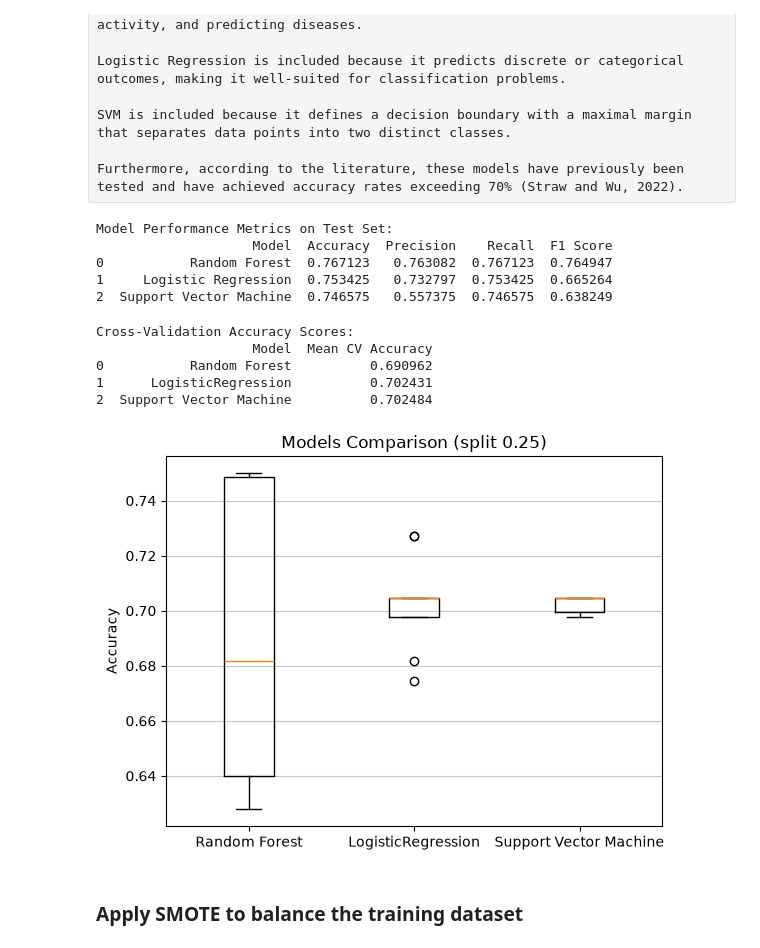
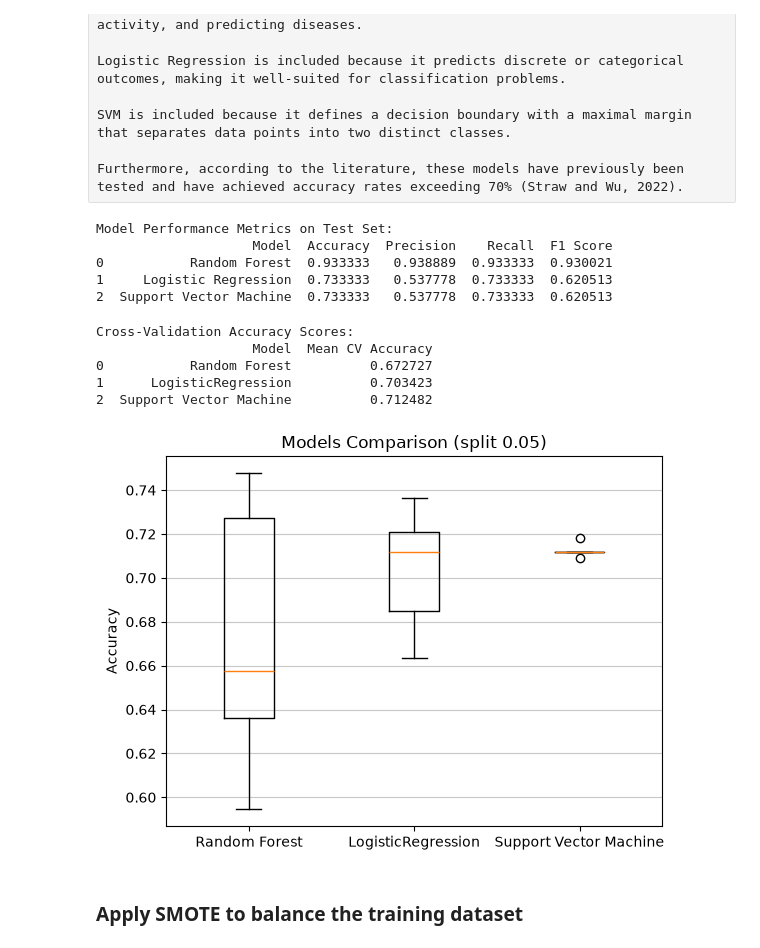
Before and after one commit to 2026627-bit/Machine-Learning, a Jupyter notebook: CA1/2026627_CA1_MACHINE LEARNING.ipynb, the cells around one changed output. Drawn from its saved outputs; the diff is of its cells as text; code cells hidden in the pictures.

```diff
--- a/CA1/2026627_CA1_MACHINE LEARNING.ipynb
+++ b/CA1/2026627_CA1_MACHINE LEARNING.ipynb
@@ -253,5 +253,5 @@ X= data.drop(columns=["Target"])
 y=data["Target"]
 
 #Split the dataset into training and testing sets
-X_train, X_test, y_train, y_test = train_test_split(X, y, test_size = 0.25, random_state = 42)
+X_train, X_test, y_train, y_test = train_test_split(X, y, test_size = 0.05, random_state = 42)
 # %%
@@ -286,15 +286,15 @@ print(results_data)
 # %% [output]
 Model Performance Metrics on Test Set:
                     Model  Accuracy  Precision    Recall  F1 Score
-0           Random Forest  0.767123   0.763082  0.767123  0.764947
-1     Logistic Regression  0.753425   0.732797  0.753425  0.665264
-2  Support Vector Machine  0.746575   0.557375  0.746575  0.638249
+0           Random Forest  0.933333   0.938889  0.933333  0.930021
+1     Logistic Regression  0.733333   0.537778  0.733333  0.620513
+2  Support Vector Machine  0.733333   0.537778  0.733333  0.620513
 # %%
 #Applying cross validation
 from sklearn.model_selection import StratifiedKFold
 from sklearn.pipeline import make_pipeline
 
-skf= StratifiedKFold(n_splits=10, random_state=42, shuffle=True)
+skf= StratifiedKFold(n_splits=5, random_state=42, shuffle=True)
 
 cv_classifiers = {
     "Random Forest": RandomForestClassifier(n_estimators=100, random_state=42),
@@ -314,26 +314,26 @@ print(cv_results_data)
 # %% [output]
 Cross-Validation Accuracy Scores:
                     Model  Mean CV Accuracy
-0           Random Forest          0.690962
-1      LogisticRegression          0.702431
-2  Support Vector Machine          0.702484
+0           Random Forest          0.672727
+1      LogisticRegression          0.703423
+2  Support Vector Machine          0.712482
 # %%
 all_scores=[]
 model_names=[]
 
 for name, classifier in cv_classifiers.items():
     cv_scores=cross_val_score(classifier, X_train, y_train, cv=skf, scoring='accuracy', n_jobs=1)
     all_scores.append(cv_scores)
     model_names.append(name)
 
 plt.boxplot(all_scores)
 plt.ylabel('Accuracy')
-plt.title('Models Comparison (split 0.25)')
+plt.title('Models Comparison (split 0.05)')
 plt.xticks(ticks=[1,2,3], labels=model_names )
 plt.grid(axis='y',  alpha=0.7)
 plt.show()
 # %% [output]
-[figure, old version]
+[figure, new version]
 # %% [markdown]
 ### Apply SMOTE to balance the training dataset
 # %%
```
Also changed, not shown: parts of 1 cell of this notebook.
